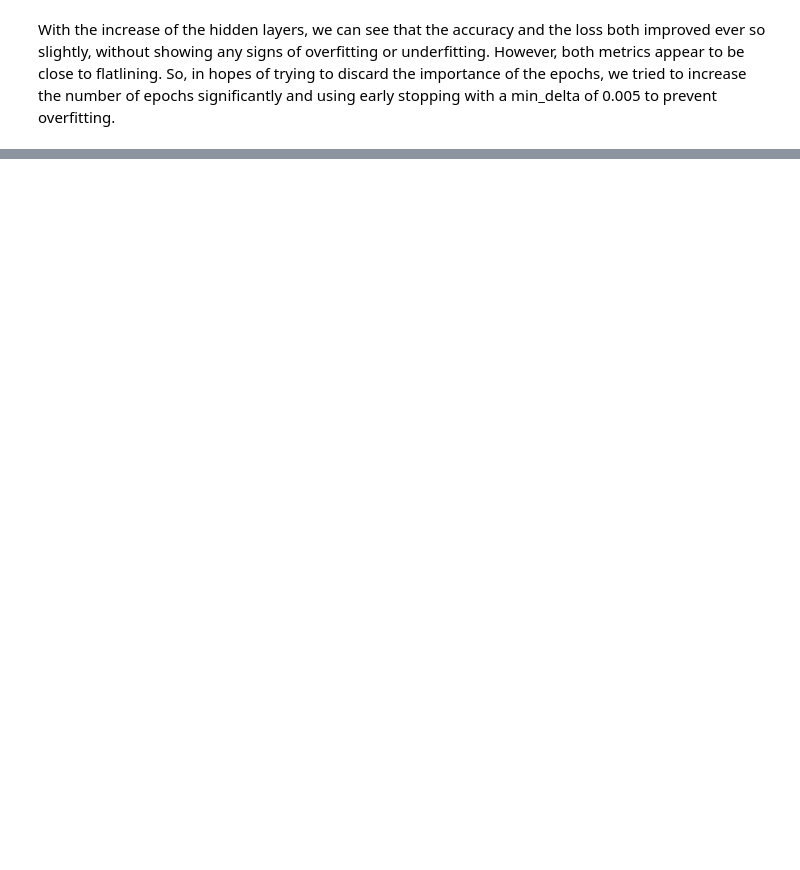
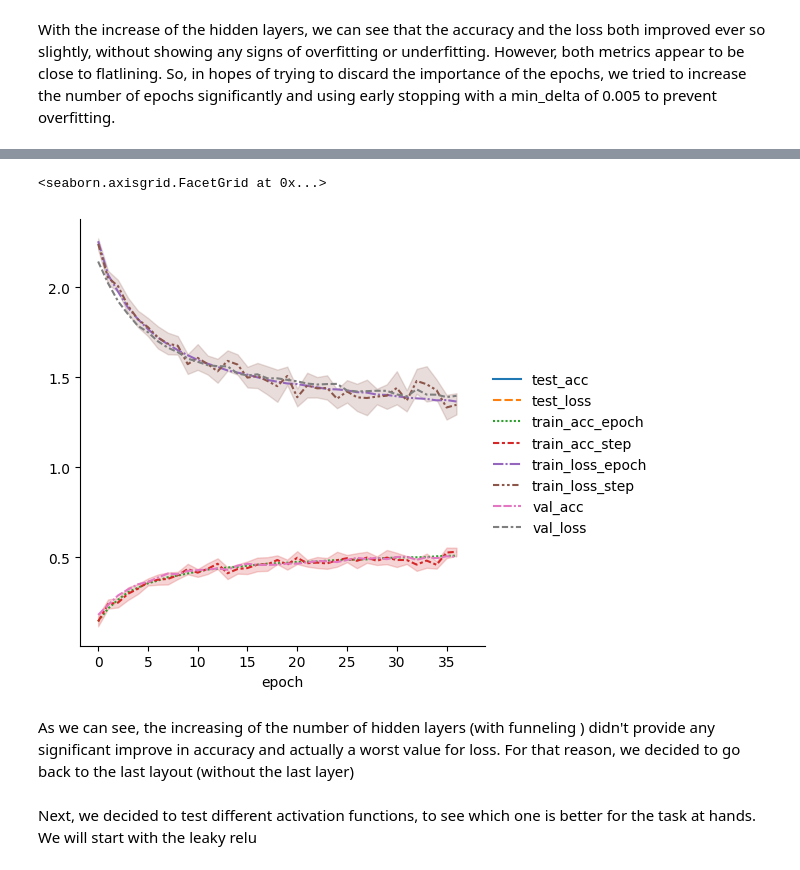
Before and after one commit to dudocas12/FAP, a Jupyter notebook: Hyperparameters_testing_ANN/Hyperparameters_testing_ANN.ipynb, the cells around one changed output, grey strips where cells are left out. Saved outputs shown, nothing was run; the diff lists cells and outputs as text; code cells hidden in the pictures; blank space fills up the shorter version.

Commit message:
A lot of tests

```diff
--- a/Hyperparameters_testing_ANN/Hyperparameters_testing_ANN.ipynb
+++ b/Hyperparameters_testing_ANN/Hyperparameters_testing_ANN.ipynb
@@ -288,0 +236,14 @@ sn.relplot(data=metrics, kind="line")
+# %%
+'''import pandas as pd
+import seaborn as sn
+metrics = pd.read_csv(f"{trainer.logger.log_dir}/metrics.csv")
+del metrics["step"]
+metrics.set_index("epoch", inplace=True)
+sn.relplot(data=metrics, kind="line")'''
+# %% [output]
+<seaborn.axisgrid.FacetGrid at 0x...>
+[figure, added]
+# %% [markdown]
+As we can see, the increasing of the number of hidden layers (with funneling ) didn't provide any significant improve in accuracy and actually a worst value for loss. For that reason, we decided to go back to the last layout (without the last layer)
+# %% [markdown]
+Next, we decided to test different activation functions, to see which one is better for the task at hands. We will start with the leaky relu
```
Also changed, not shown: parts of 21 cells of this notebook.
